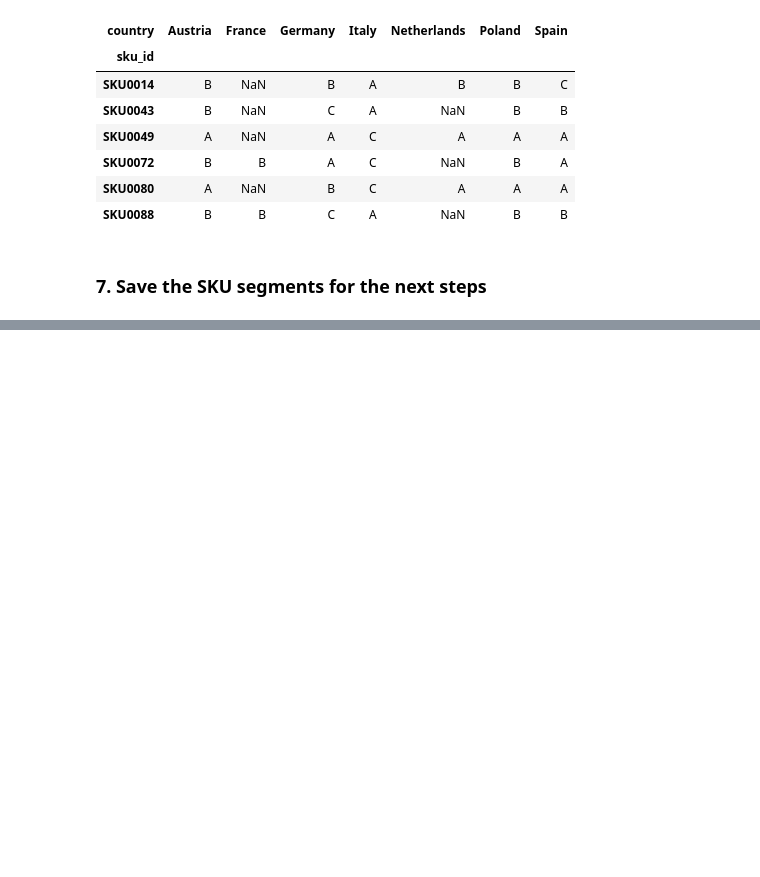
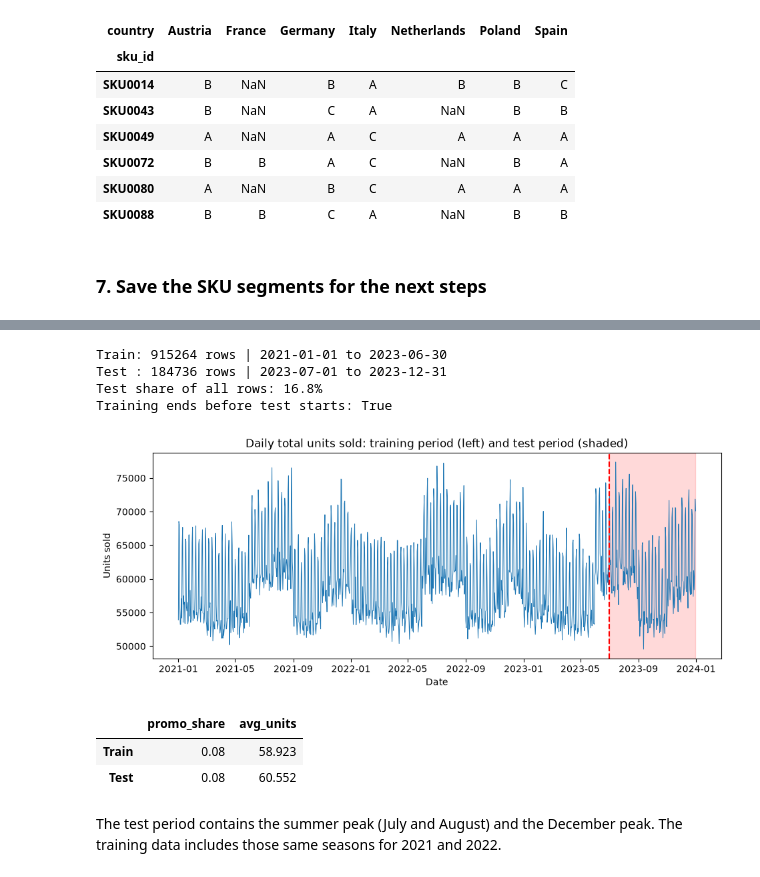
Before and after one commit to Chebet-Koske/data-ladder-capstone-project, a Jupyter notebook: notebooks/capstone_code.ipynb, the cells around one changed output, grey strips where cells are left out. Cells and saved outputs as stored; diff of their text form; code cells hidden in the pictures; blank space fills up the shorter version.

```diff
--- a/notebooks/capstone_code.ipynb
+++ b/notebooks/capstone_code.ipynb
@@ -722,0 +984,44 @@ Saved 102 SKUs
+# %%
+SPLIT_DATE = pd.Timestamp("2023-07-01")
+
+train = sales[sales["date"] < SPLIT_DATE]
+test = sales[sales["date"] >= SPLIT_DATE]
+
+print("Train:", len(train), "rows |", train["date"].min().date(), "to", train["date"].max().date())
+print("Test :", len(test), "rows |", test["date"].min().date(), "to", test["date"].max().date())
+print(f"Test share of all rows: {len(test) / len(sales):.1%}")
+
+# The most important check: every training date comes before every test date
+print("Training ends before test starts:", train["date"].max() < test["date"].min())
+# %% [output]
+Train: 915264 rows | 2021-01-01 to 2023-06-30
+Test : 184736 rows | 2023-07-01 to 2023-12-31
+Test share of all rows: 16.8%
+Training ends before test starts: True
+# %%
+# Plot total daily units and mark the split
+daily_total = sales.groupby("date")["units_sold"].sum()
+
+plt.figure(figsize=(11, 4))
+plt.plot(daily_total.index, daily_total.values, linewidth=0.7)
+plt.axvline(SPLIT_DATE, color="red", linestyle="--")
+plt.axvspan(SPLIT_DATE, daily_total.index.max(), alpha=0.15, color="red")
+plt.title("Daily total units sold: training period (left) and test period (shaded)")
+plt.xlabel("Date")
+plt.ylabel("Units sold")
+plt.show()
+# %% [output]
+[figure, added]
+# %%
+# Are the train and test sets similar? (promotion share and average sales)
+check = pd.DataFrame({
+    "promo_share": [train["on_promo"].mean(), test["on_promo"].mean()],
+    "avg_units": [train["units_sold"].mean(), test["units_sold"].mean()],
+}, index=["Train", "Test"]).round(3)
+check
+# %% [output]
+|  | promo_share | avg_units |
+| Train | 0.08 | 58.923 |
+| Test | 0.08 | 60.552 |
+# %% [markdown]
+The test period contains the summer peak (July and August) and the December peak. The training data includes those same seasons for 2021 and 2022.
```
Also changed, not shown: parts of 26 cells of this notebook, 1 other file.
